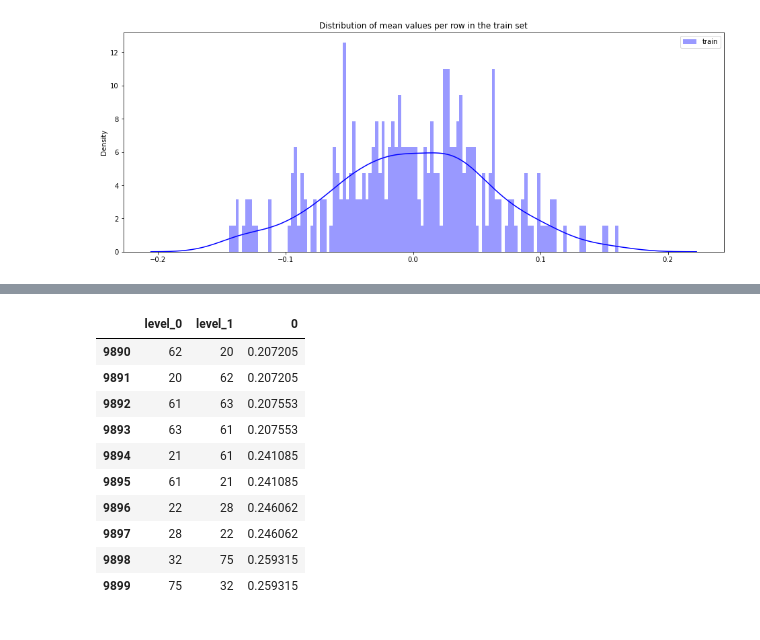
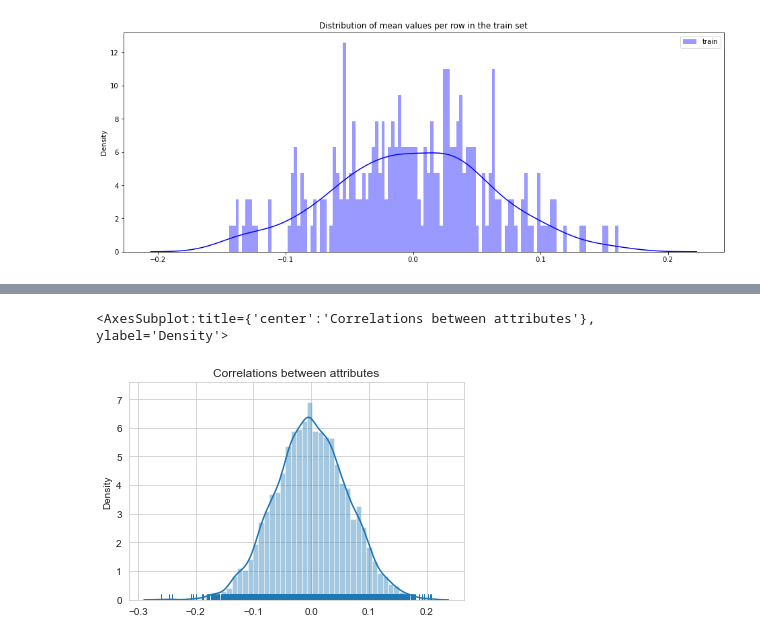
Before and after one commit to songrise/COMP4432-GroupProject, a Jupyter notebook: src/data_visualization.ipynb, the cells around one changed output, grey strips where cells are left out. Cells and saved outputs as stored; diff of their text form; code cells hidden in the pictures.

```diff
--- a/src/data_visualization.ipynb
+++ b/src/data_visualization.ipynb
@@ -47,18 +49,9 @@ plot_feature_distribution(t0, t1, '0', '1', features)
-# %%
-correlations = train[features].corr().abs(
-).unstack().sort_values(kind="quicksort").reset_index()
-correlations = correlations[correlations['level_0'] != correlations['level_1']]
-correlations.head(10)
-correlations.tail(10)
-# %% [output]
-|  | level_0 | level_1 | 0 |
-| 9890 | 62 | 20 | 0.207205 |
-| 9891 | 20 | 62 | 0.207205 |
-| 9892 | 61 | 63 | 0.207553 |
-| 9893 | 63 | 61 | 0.207553 |
-| 9894 | 21 | 61 | 0.241085 |
-| 9895 | 61 | 21 | 0.241085 |
-| 9896 | 22 | 28 | 0.246062 |
-| 9897 | 28 | 22 | 0.246062 |
-| 9898 | 32 | 75 | 0.259315 |
-| 9899 | 75 | 32 | 0.259315 |
+# %%
+correlations = train[features].corr()
+for i in range(correlations.shape[0]):
+    correlations['{}'.format(i)]['{}'.format(i)]= 0
+plt.title("Correlations between attributes")
+sns.distplot(correlations,hist=True,rug=True)
+# %% [output]
+<AxesSubplot:title={'center':'Correlations between attributes'}, ylabel='Density'>
+[figure, added]
```
Also changed, not shown: parts of 1 cell of this notebook, 1 other file.
